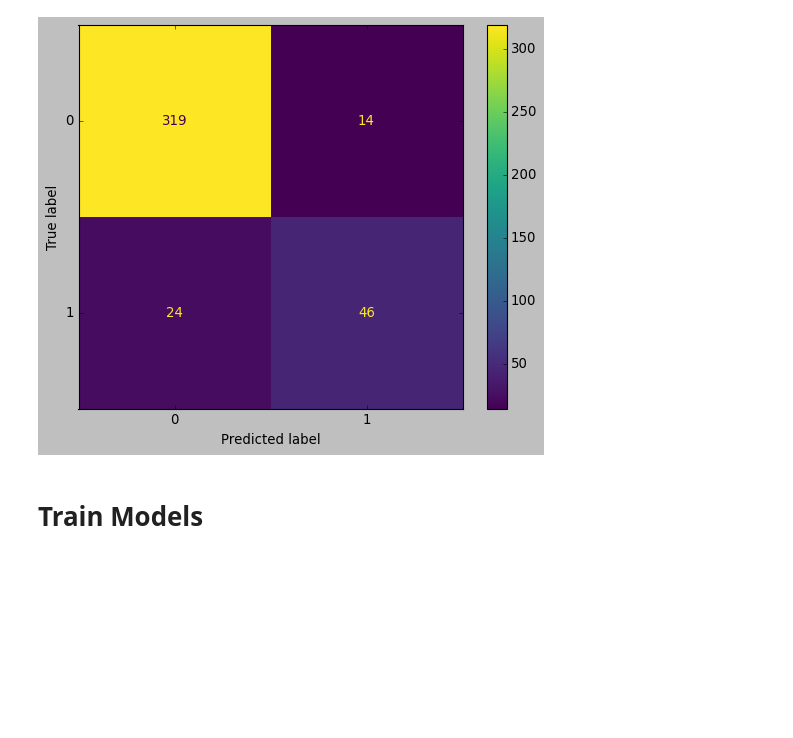
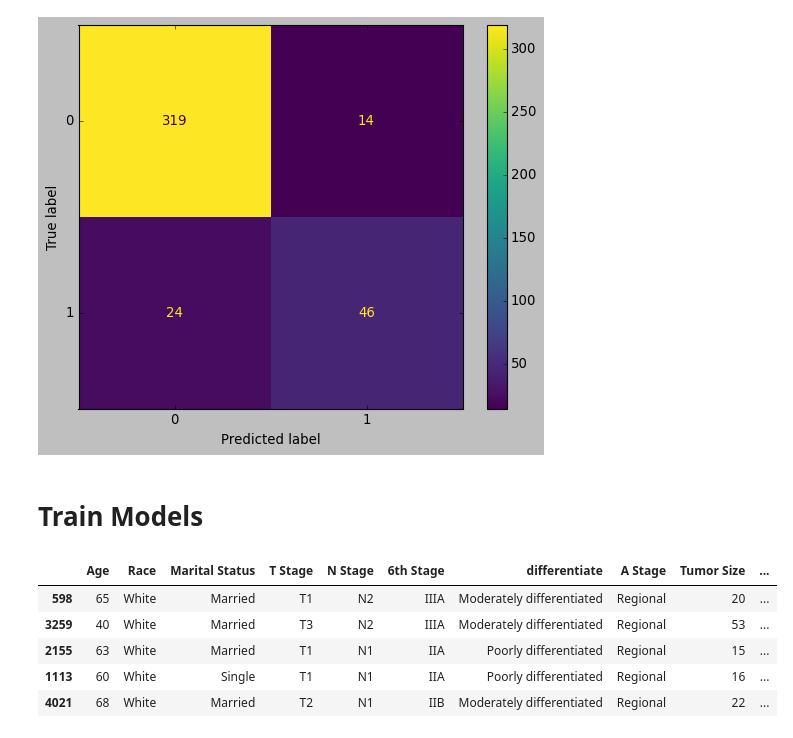
Before and after one commit to Kopy91/seer_breast_cancer, a Jupyter notebook: breast_cancer_ML.ipynb, the cells around one changed output. Saved outputs shown, nothing was run; the diff lists cells and outputs as text; code cells hidden in the pictures; blank space fills up the shorter version.

```diff
--- a/breast_cancer_ML.ipynb
+++ b/breast_cancer_ML.ipynb
@@ -202,4 +212,13 @@ def feature_engineering(features):
     return df
 # %%
 model_results = []
+# %%
+features_train.head()
+# %% [output]
+|  | Age | Race | Marital Status | T Stage | N Stage | 6th Stage | differentiate | A Stage | Tumor Size | ... |
+| 598 | 65 | White | Married | T1 | N2 | IIIA | Moderately differentiated | Regional | 20 | ... |
+| 3259 | 40 | White | Married | T3 | N2 | IIIA | Moderately differentiated | Regional | 53 | ... |
+| 2155 | 63 | White | Married | T1 | N1 | IIA | Poorly differentiated | Regional | 15 | ... |
+| 1113 | 60 | White | Single | T1 | N1 | IIA | Poorly differentiated | Regional | 16 | ... |
+| 4021 | 68 | White | Married | T2 | N1 | IIB | Moderately differentiated | Regional | 22 | ... |
 # %%
```
Also changed, not shown: parts of 12 cells of this notebook, 1 other file.
